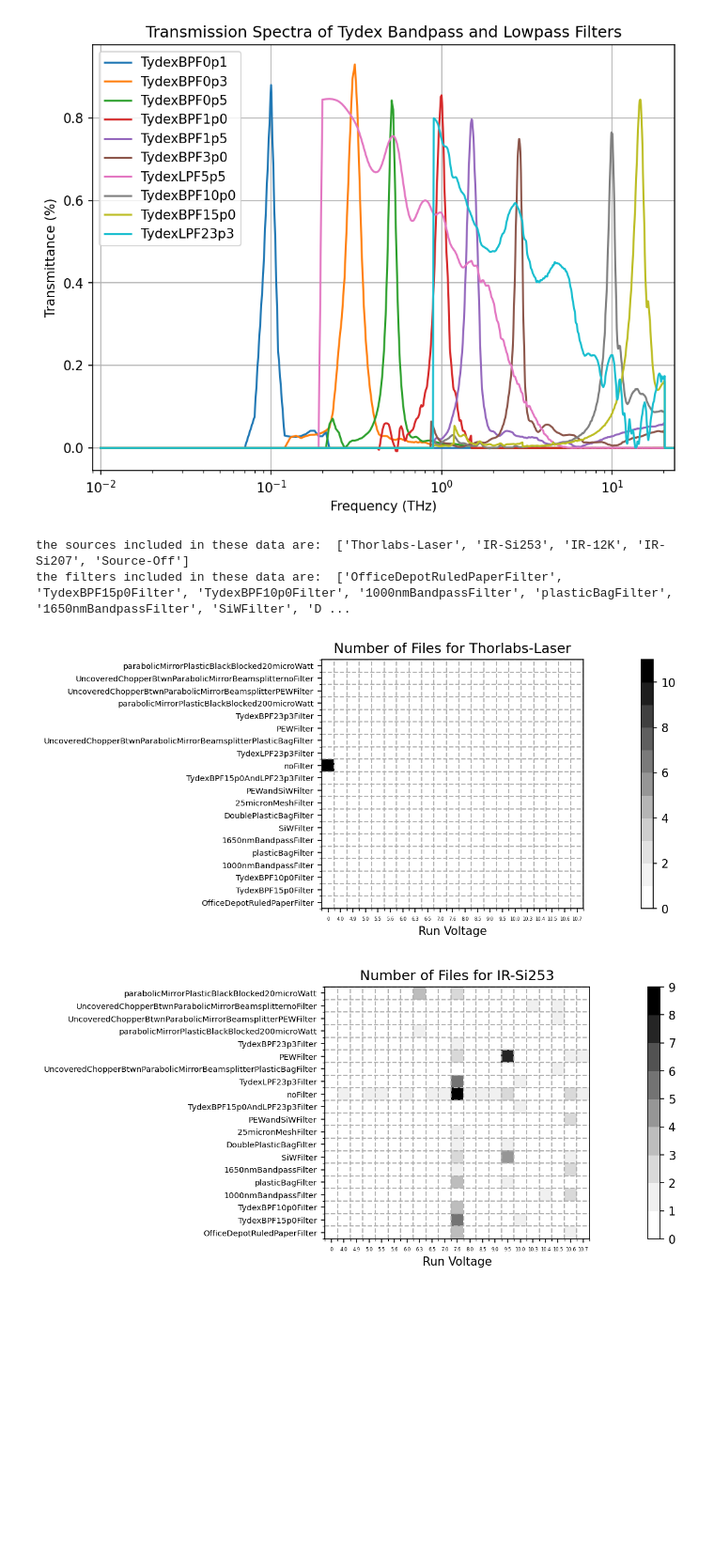
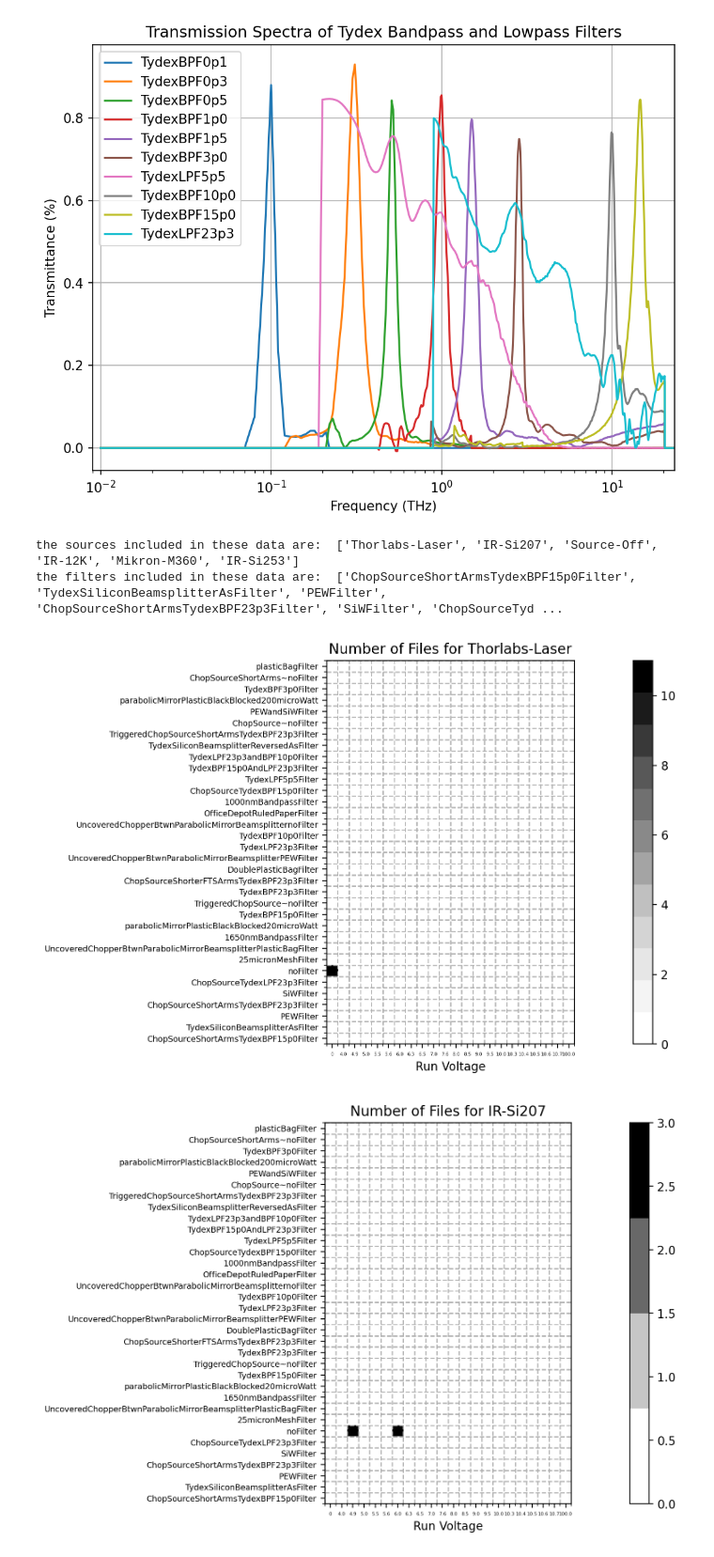
Before and after one commit to nkurinsky/THz-FTS, a Jupyter notebook: python/Notebooks/DataAna/FTS_Analysis_DecemberPowerSupply.ipynb, the cells around one changed output. Shown at 94% size. Cells and saved outputs as stored; diff of their text form; code cells hidden in the pictures; blank space fills up the shorter version.

Commit message:
Updated to handle the Mikron blackbody source

```diff
--- a/python/Notebooks/DataAna/FTS_Analysis_DecemberPowerSupply.ipynb
+++ b/python/Notebooks/DataAna/FTS_Analysis_DecemberPowerSupply.ipynb
@@ -177,6 +181,7 @@ def get_file_parameters(f):
 
   if source == "Laser": voltage, current = 0, 0
   elif source == "Off": voltage, current = 0, 0
+  elif source == "M360": voltage, current = float(fi[5].replace('p', '.').replace('C', '')), 0
   else:
     voltage = float(fi[4].replace('p', '.').replace('V', ''))
     current = fi[5].replace('p', '.')
@@ -188,6 +193,8 @@ def get_file_parameters(f):
   source = '{0}-{1}'.format(fi[2], fi[3])
 
   if filter == "1650nmFilter": filter = "1650nmBandpassFilter" # fix small error in one filter naming process!
+  if "No" in filter: filter = filter.replace('No', '~no')
+  if "Triggered" in filter: filter = "Triggered" + filter.replace('Triggered', '')  #make so filter name ends with word Filter
   case = '{0}_{1}: {2} {3} ({4}V, {5}, {6}) '.format(date, time, source, filter, str(voltage), current,  motion)
 
   # mirror_velocity_adjustment = 1.015
@@ -204,12 +211,13 @@ def get_file_parameters(f):
   Rs = 5               # Detector sampling rate
   vm = float(mirrorVelocity)*speed_adjustment # Mirror velocity in nm / s (extract from file name)
 
-  non_zero_index = [i for i, e in enumerate(df[1]) if e > 2e-6] #this is the list of indexs that give non zero power values
-  x = df[0][non_zero_index] * timeToSpace
-  y = df[1][non_zero_index]
-
-  # x = df[0] * timeToSpace
-  # y = df[1]
+  if source == 'Mikron-M360':  #the power values for the mikron source are too  low to cut out low powers manually like we normally do
+    x = df[0] * timeToSpace
+    y = df[1]
+  else:
+    non_zero_index = [i for i, e in enumerate(df[1]) if e > 2e-6] #this is the list of indexs that give non zero power values
+    x = df[0][non_zero_index] * timeToSpace
+    y = df[1][non_zero_index]
 
   runparameters = [source, voltage, current, filter, motion, date, time, vm]
   return x, y, runparameters, case
@@ -225,33 +233,34 @@ filters = list({all_data[k][2][3] for k in all_data})
 print("the sources included in these data are: ", sources)
 print("the filters included in these data are: ", filters)
 # %% [output]
-the sources included in these data are:  ['Thorlabs-Laser', 'IR-Si253', 'IR-12K', 'IR-Si207', 'Source-Off']
-the filters included in these data are:  ['OfficeDepotRuledPaperFilter', 'TydexBPF15p0Filter', 'TydexBPF10p0Filter', '1000nmBandpassFilter', 'plasticBagFilter', '1650nmBandpassFilter', 'SiWFilter', 'D ...
+the sources included in these data are:  ['Thorlabs-Laser', 'IR-Si207', 'Source-Off', 'IR-12K', 'Mikron-M360', 'IR-Si253']
+the filters included in these data are:  ['ChopSourceShortArmsTydexBPF15p0Filter', 'TydexSiliconBeamsplitterAsFilter', 'PEWFilter', 'ChopSourceShortArmsTydexBPF23p3Filter', 'SiWFilter', 'ChopSourceTyd ...
 # %%
 #generate 2d histograms for each source to get a sense of the data we have taken so far!
 for s in sources:
   count = []
   for f in filters:
     overlap_per_filter = []
     for v in voltages:
       count_num = 0
       for key in all_data:
         if all_data[key][2][0] == s and all_data[key][2][1] == v and all_data[key][2][3] == f: count_num +=1
+
       overlap_per_filter.append(count_num)
     count.append(overlap_per_filter)
 
-  fig = figure(figsize=(18, 4), dpi=150)
+  fig = figure(figsize=(18, 6), dpi=200)
   ax = plt.gca()
-  cmap = cm.get_cmap("Greys", np.amax(count))
+  cmap = cm.get_cmap("Greys", np.amax(count)+1)
   imshow(count, origin = "lower", aspect = 1, cmap=cmap) #plots density plot
   colorbar()
   plt.yticks(range(len(filters)), filters, fontsize='x-small')
   plt.xticks(range(len(voltages)), voltages, fontsize=4)
   plt.title("Number of Files for " + s )
   ax.set_xticks(np.arange(-.5, len(voltages), 1), minor=True)
   ax.set_yticks(np.arange(-.5, len(filters), 1), minor=True)
   ax.grid(linestyle='--', linewidth=1, which='minor')
   plt.xlabel("Run Voltage")
 # %% [output]
-[figure, old version]
+[figure, new version]
-[figure, old version]
+[figure, new version]
```
Also changed, not shown: parts of 19 cells of this notebook.
